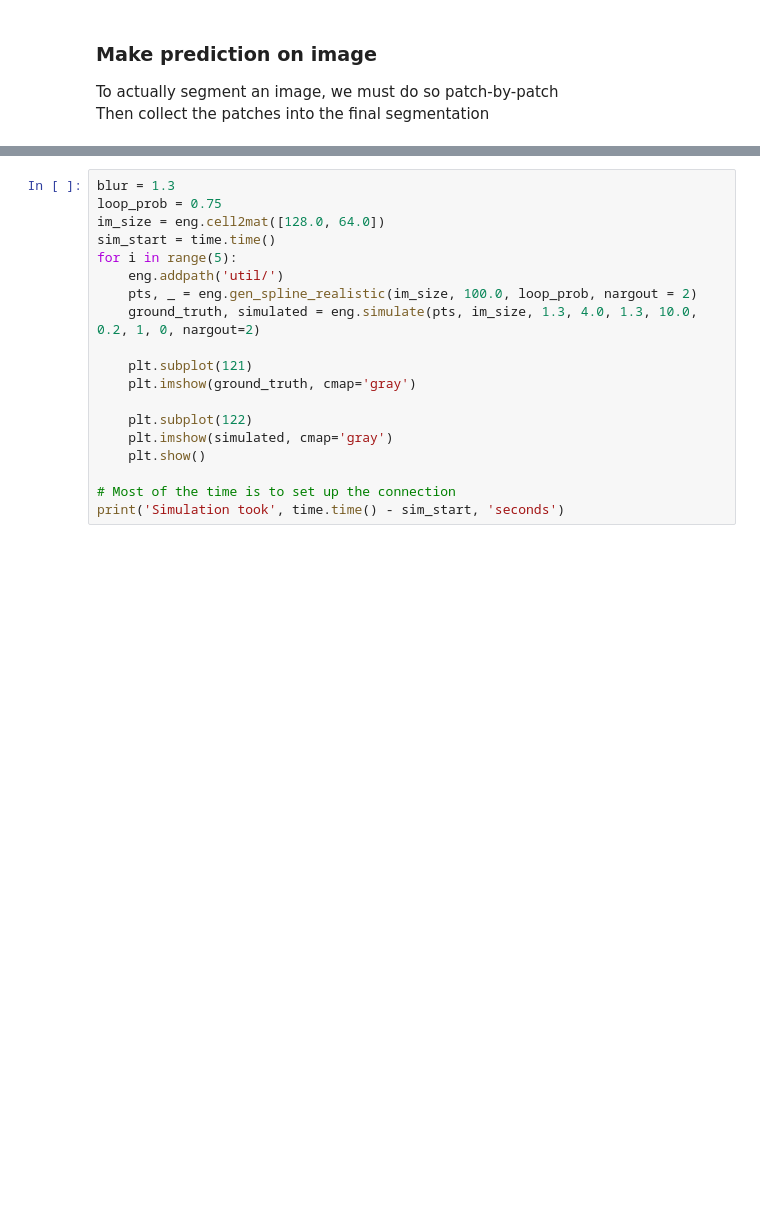
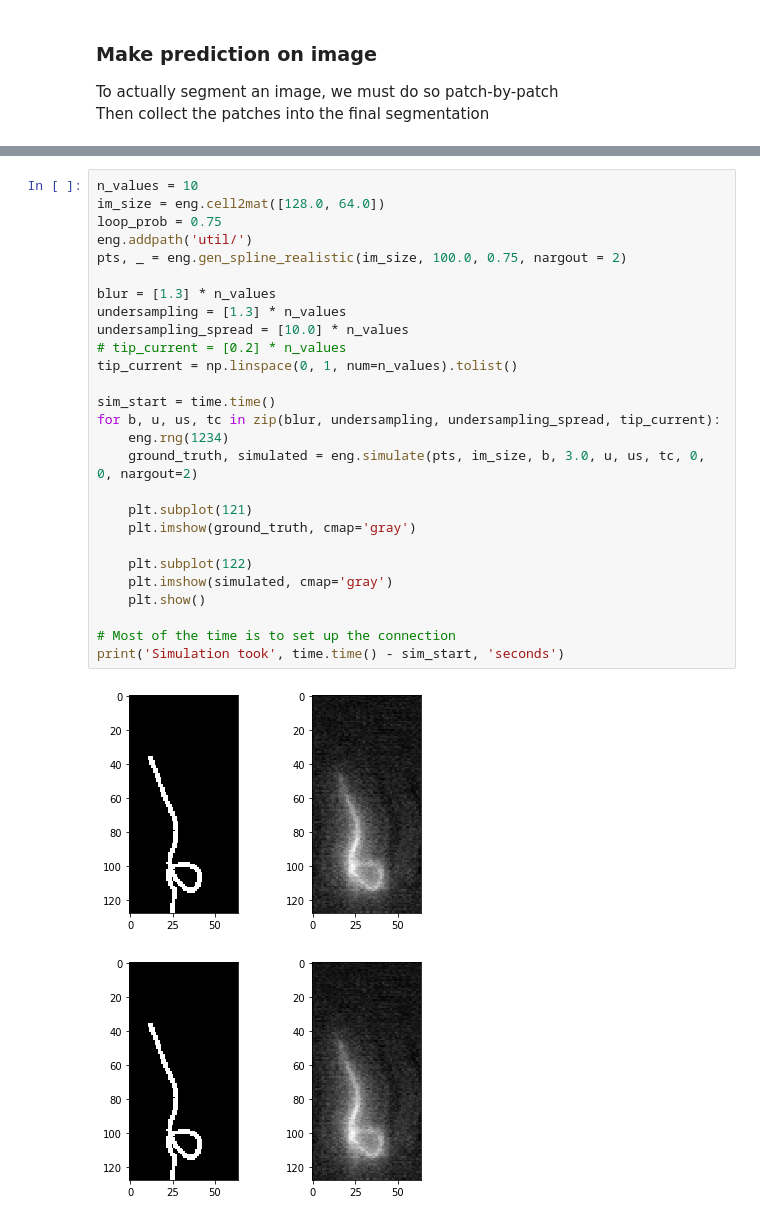
Before and after one commit to RobbieHolland/AIWire, a Jupyter notebook: classical_segmentation.ipynb, the cells around one changed output, grey strips where cells are left out. Drawn from its saved outputs; the diff is of its cells as text; blank space fills up the shorter version.

```diff
--- a/classical_segmentation.ipynb
+++ b/classical_segmentation.ipynb
@@ -282,19 +233,30 @@ dataloaders = dataset.gen_dataloaders(X, y, batch_size, 0.2)
 # %%
-blur = 1.3
+n_values = 10
+im_size = eng.cell2mat([128.0, 64.0])
 loop_prob = 0.75
-im_size = eng.cell2mat([128.0, 64.0])
+eng.addpath('util/')
+pts, _ = eng.gen_spline_realistic(im_size, 100.0, 0.75, nargout = 2)
+
+blur = [1.3] * n_values
+undersampling = [1.3] * n_values
+undersampling_spread = [10.0] * n_values
+# tip_current = [0.2] * n_values
+tip_current = np.linspace(0, 1, num=n_values).tolist()
+
 sim_start = time.time()
-for i in range(5):
-    eng.addpath('util/')
-    pts, _ = eng.gen_spline_realistic(im_size, 100.0, loop_prob, nargout = 2)
-    ground_truth, simulated = eng.simulate(pts, im_size, 1.3, 4.0, 1.3, 10.0, 0.2, 1, 0, nargout=2)
+for b, u, us, tc in zip(blur, undersampling, undersampling_spread, tip_current):
+    eng.rng(1234)
+    ground_truth, simulated = eng.simulate(pts, im_size, b, 3.0, u, us, tc, 0, 0, nargout=2)
 
     plt.subplot(121)
     plt.imshow(ground_truth, cmap='gray')
 
     plt.subplot(122)
     plt.imshow(simulated, cmap='gray')
     plt.show()
 
 # Most of the time is to set up the connection
 print('Simulation took', time.time() - sim_start, 'seconds')
+# %% [output]
+[figure, added]
+[figure, added]
```
Also changed, not shown: parts of 20 cells of this notebook, 2 other files.
